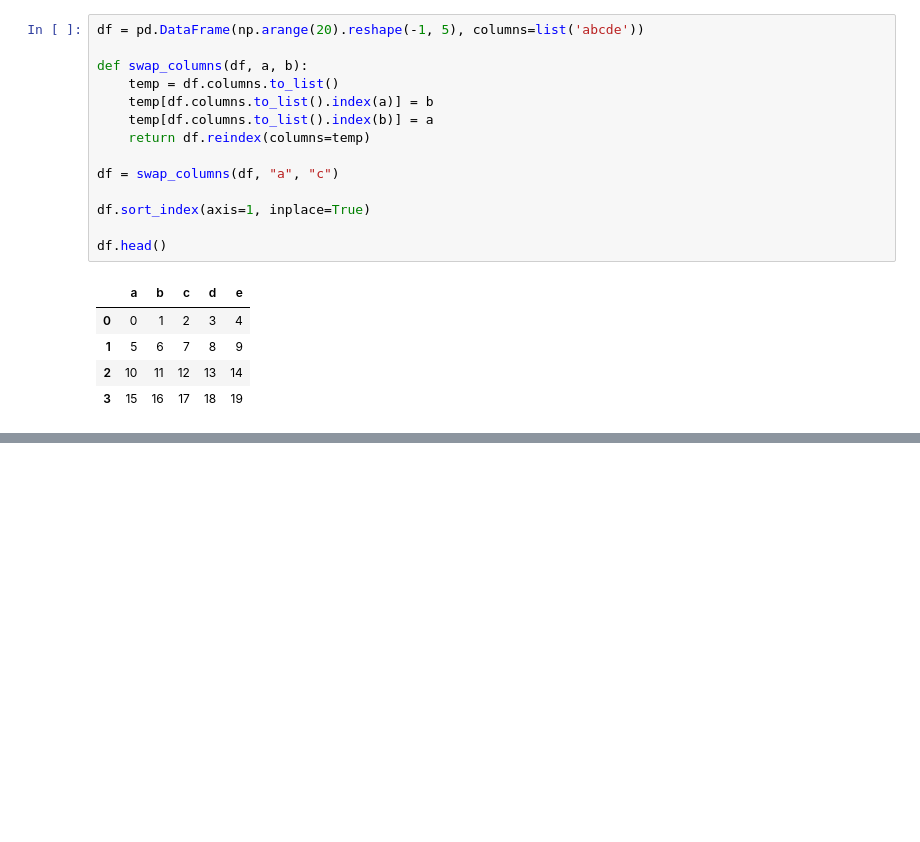
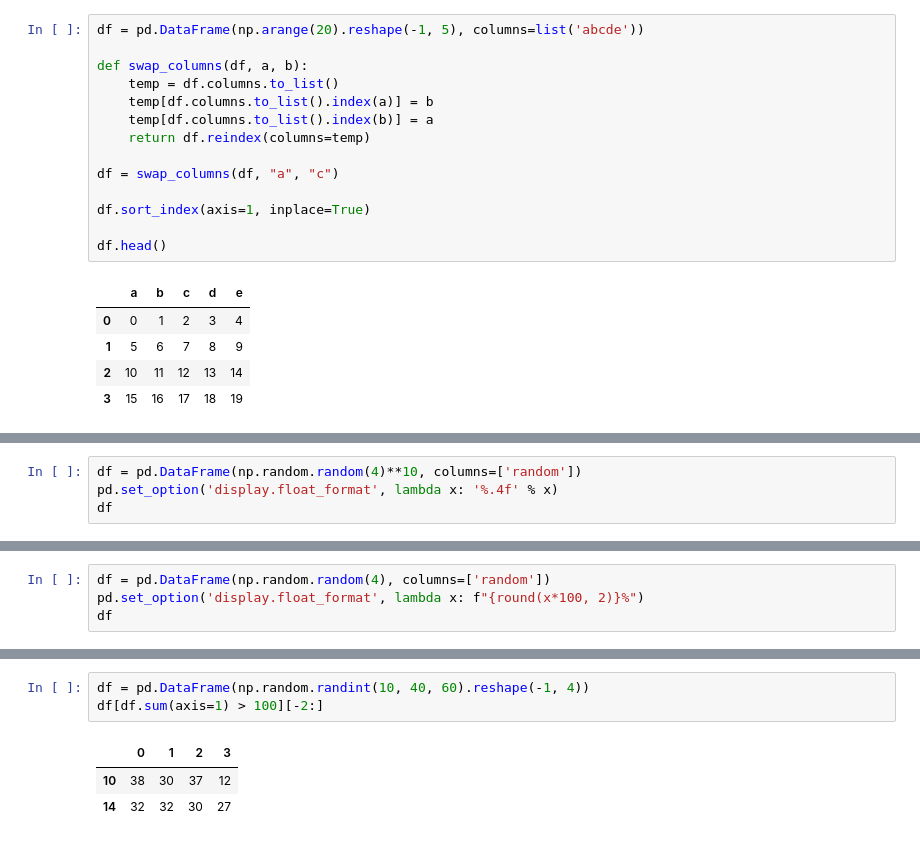
Before and after one commit to OdincovMD/101-pandas, a Jupyter notebook: solutions.ipynb, the cells around one changed output, grey strips where cells are left out. Saved outputs shown, nothing was run; the diff lists cells and outputs as text; blank space fills up the shorter version.

```diff
--- a/solutions.ipynb
+++ b/solutions.ipynb
@@ -951,0 +985,4 @@ df.head()
+# %%
+df = pd.DataFrame(np.random.random(4)**10, columns=['random'])
+pd.set_option('display.float_format', lambda x: '%.4f' % x)
+df
@@ -951,0 +1002,4 @@ df.head()
+# %%
+df = pd.DataFrame(np.random.random(4), columns=['random'])
+pd.set_option('display.float_format', lambda x: f"{round(x*100, 2)}%")
+df
@@ -951,0 +1078,7 @@ df.head()
+# %%
+df = pd.DataFrame(np.random.randint(10, 40, 60).reshape(-1, 4))
+df[df.sum(axis=1) > 100][-2:]
+# %% [output]
+|  | 0 | 1 | 2 | 3 |
+| 10 | 38 | 30 | 37 | 12 |
+| 14 | 32 | 32 | 30 | 27 |
```
Also changed, not shown: parts of 32 cells of this notebook.
